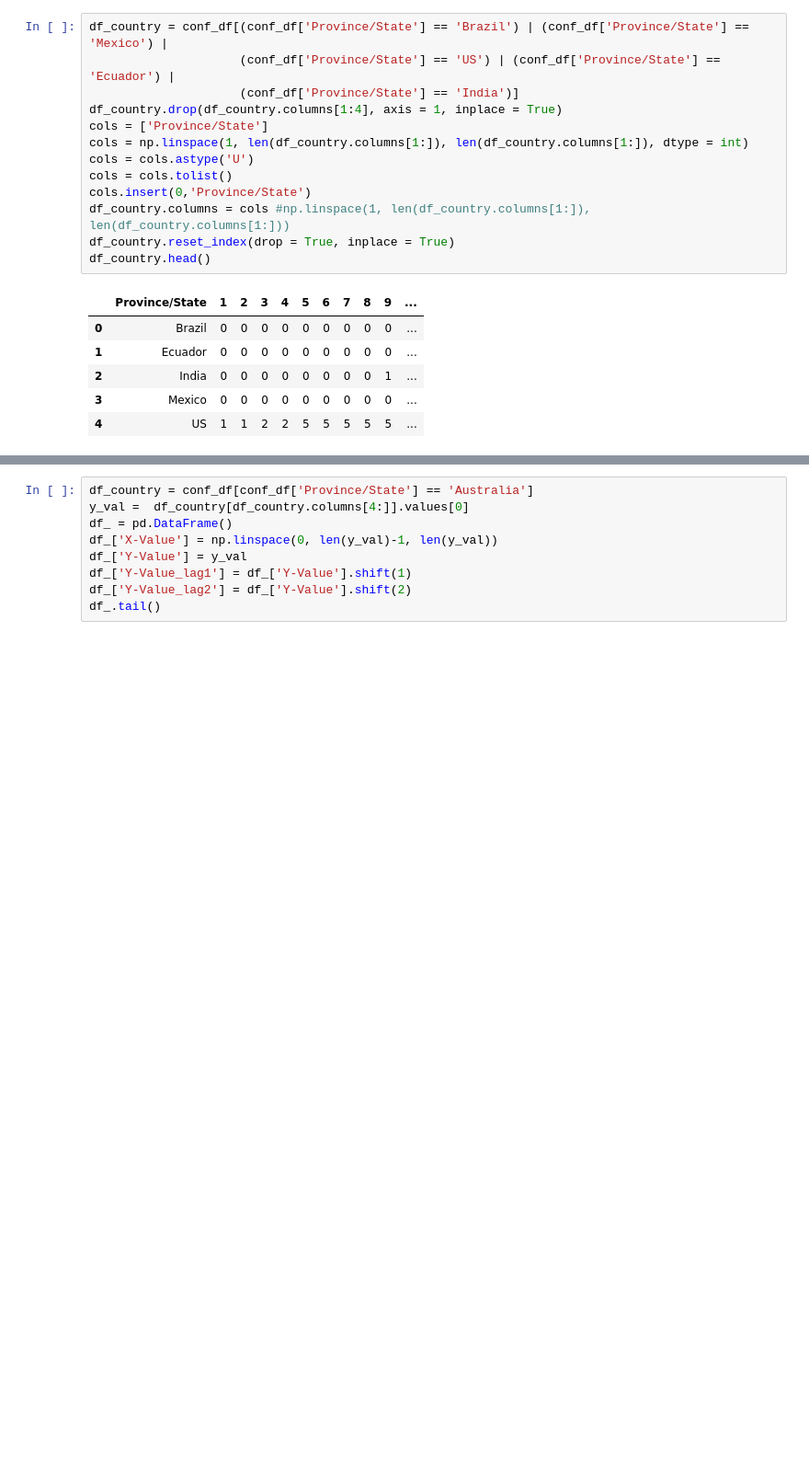
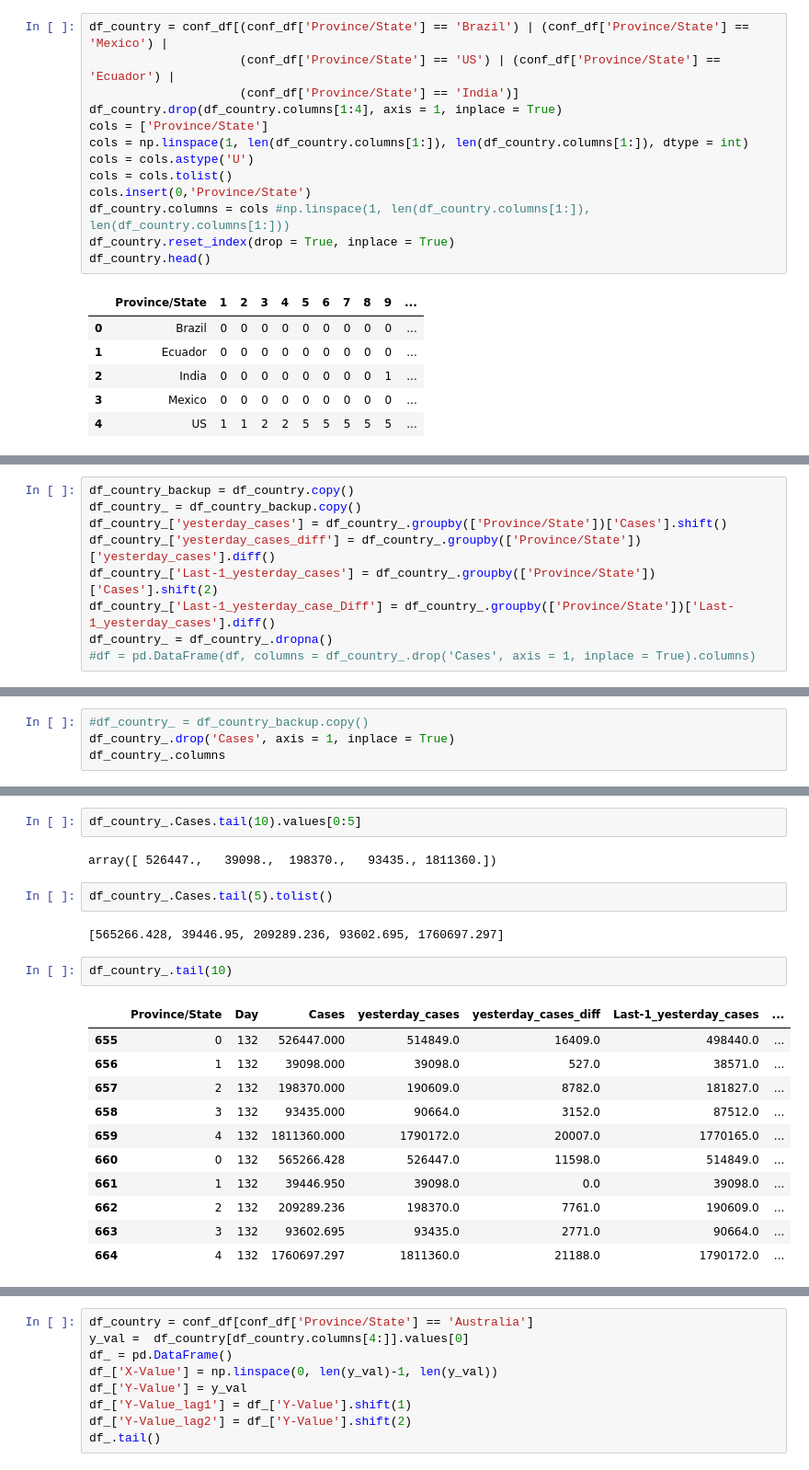
Before and after one commit to j-greggazz/Kaggle, a Jupyter notebook: covid_19/notebooks/Covid 19 comparisons & predictions for selected countries.ipynb, the cells around one changed output, grey strips where cells are left out. Shown at 92% size. Cells and saved outputs as stored; diff of their text form; blank space fills up the shorter version.

```diff
--- a/covid_19/notebooks/Covid 19 comparisons & predictions for selected countries.ipynb
+++ b/covid_19/notebooks/Covid 19 comparisons & predictions for selected countries.ipynb
@@ -841,0 +1151,9 @@ df_country.head(5)
+# %%
+df_country_backup = df_country.copy()
+df_country_ = df_country_backup.copy()
+df_country_['yesterday_cases'] = df_country_.groupby(['Province/State'])['Cases'].shift()
+df_country_['yesterday_cases_diff'] = df_country_.groupby(['Province/State'])['yesterday_cases'].diff()
+df_country_['Last-1_yesterday_cases'] = df_country_.groupby(['Province/State'])['Cases'].shift(2)
+df_country_['Last-1_yesterday_case_Diff'] = df_country_.groupby(['Province/State'])['Last-1_yesterday_cases'].diff()
+df_country_ = df_country_.dropna()
+#df = pd.DataFrame(df, columns = df_country_.drop('Cases', axis = 1, inplace = True).columns)
@@ -841,0 +1169,4 @@ df_country.head(5)
+# %%
+#df_country_ = df_country_backup.copy()
+df_country_.drop('Cases', axis = 1, inplace = True)
+df_country_.columns
@@ -841,0 +1185,22 @@ df_country.head(5)
+# %%
+df_country_.Cases.tail(10).values[0:5]
+# %% [output]
+array([ 526447.,   39098.,  198370.,   93435., 1811360.])
+# %%
+df_country_.Cases.tail(5).tolist()
+# %% [output]
+[565266.428, 39446.95, 209289.236, 93602.695, 1760697.297]
+# %%
+df_country_.tail(10)
+# %% [output]
+|  | Province/State | Day | Cases | yesterday_cases | yesterday_cases_diff | Last-1_yesterday_cases | ... |
+| 655 | 0 | 132 | 526447.000 | 514849.0 | 16409.0 | 498440.0 | ... |
+| 656 | 1 | 132 | 39098.000 | 39098.0 | 527.0 | 38571.0 | ... |
+| 657 | 2 | 132 | 198370.000 | 190609.0 | 8782.0 | 181827.0 | ... |
+| 658 | 3 | 132 | 93435.000 | 90664.0 | 3152.0 | 87512.0 | ... |
+| 659 | 4 | 132 | 1811360.000 | 1790172.0 | 20007.0 | 1770165.0 | ... |
+| 660 | 0 | 132 | 565266.428 | 526447.0 | 11598.0 | 514849.0 | ... |
+| 661 | 1 | 132 | 39446.950 | 39098.0 | 0.0 | 39098.0 | ... |
+| 662 | 2 | 132 | 209289.236 | 198370.0 | 7761.0 | 190609.0 | ... |
+| 663 | 3 | 132 | 93602.695 | 93435.0 | 2771.0 | 90664.0 | ... |
+| 664 | 4 | 132 | 1760697.297 | 1811360.0 | 21188.0 | 1790172.0 | ... |
```
Also changed, not shown: parts of 48 cells of this notebook.
